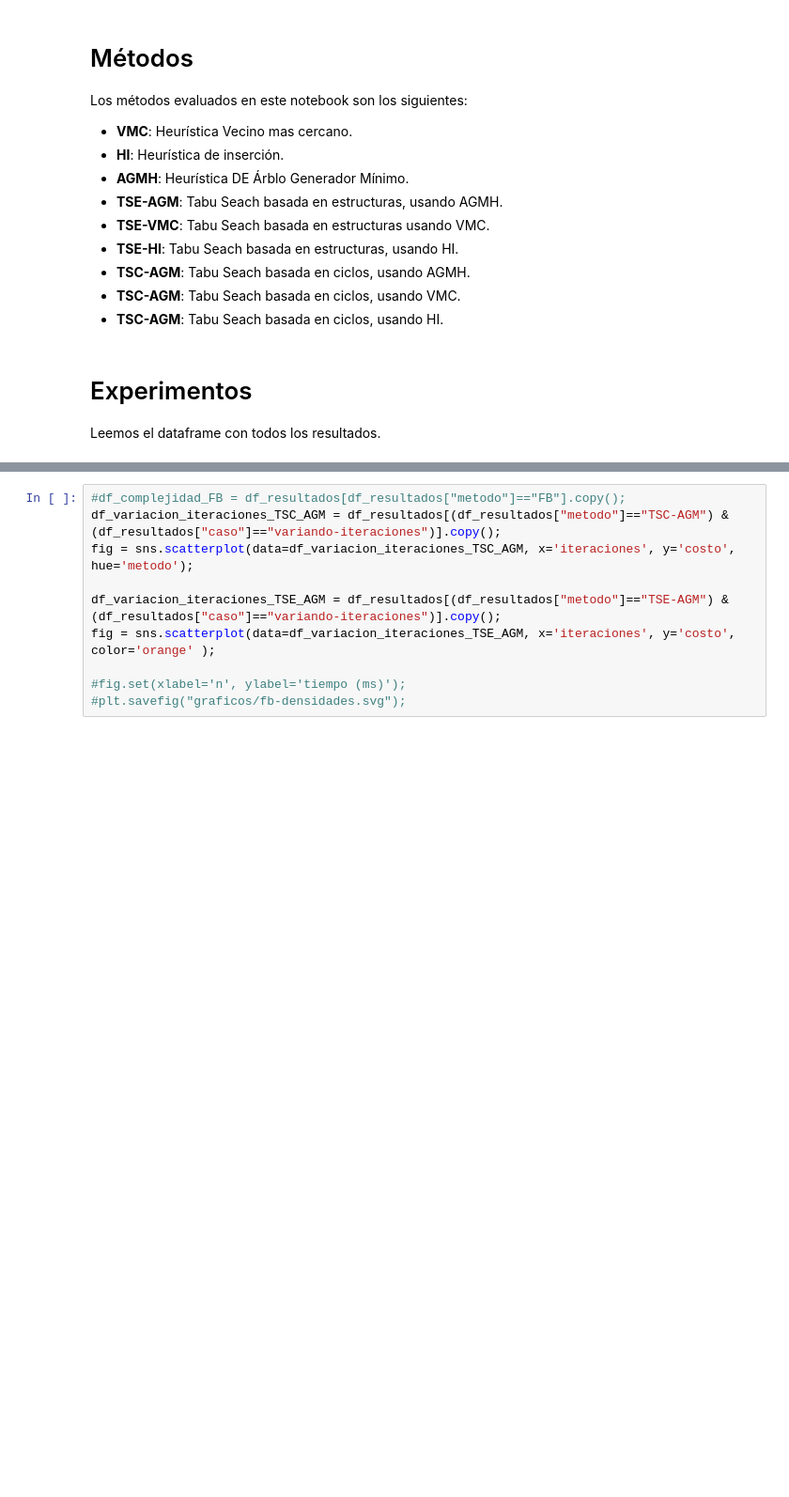
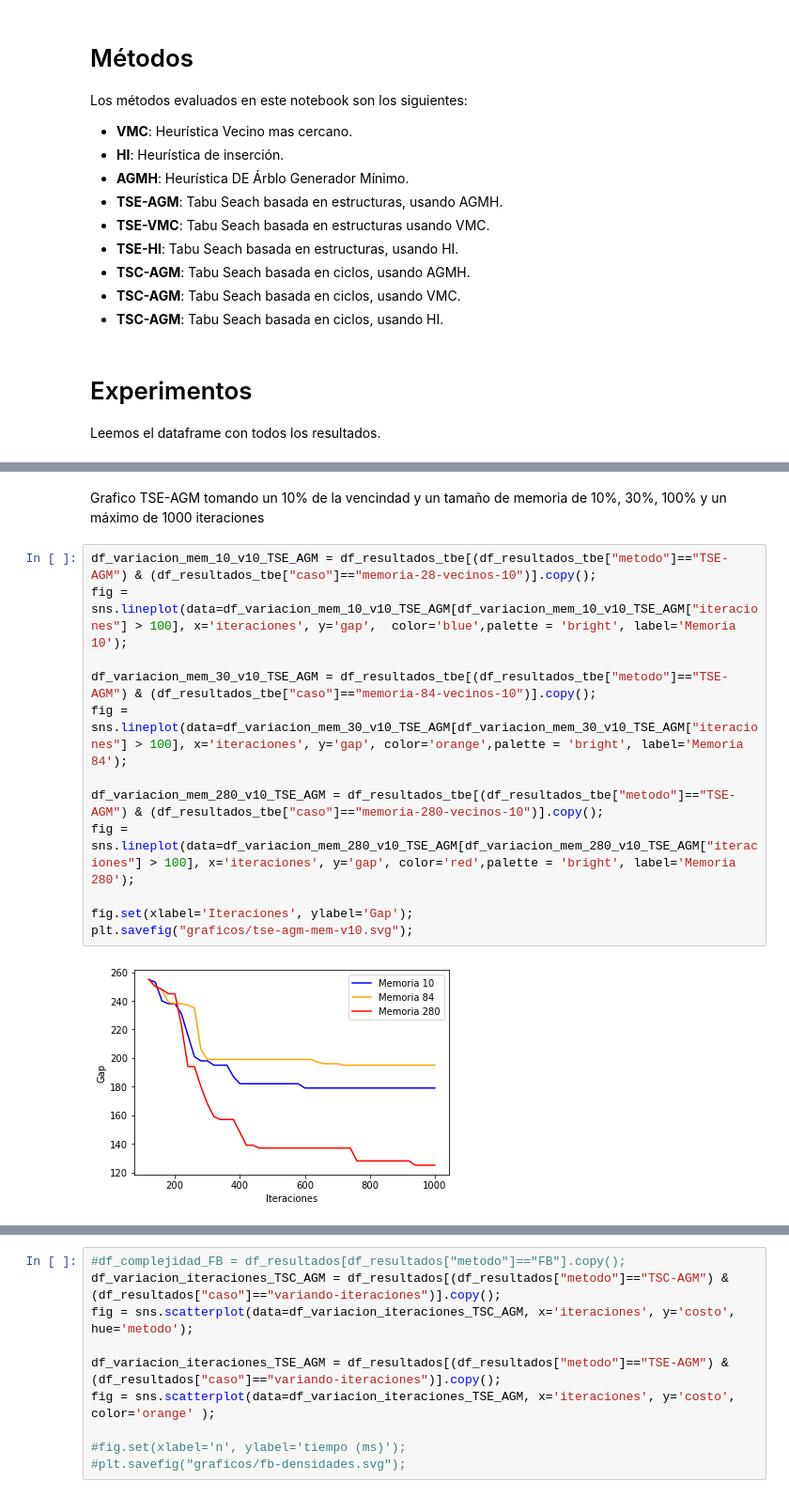
Before and after one commit to cmamani02/tp2_tspAlgo3, a Jupyter notebook: python/analisis.ipynb, the cells around one changed output, grey strips where cells are left out. Shown at 94% size. Cells and saved outputs as stored; diff of their text form; blank space fills up the shorter version.

```diff
--- a/python/analisis.ipynb
+++ b/python/analisis.ipynb
@@ -88,0 +75,16 @@ fig = sns.scatterplot(data=df_variacion_memSize_TSE_AGM, x='memSize', y='costo',
+# %% [markdown]
+Grafico TSE-AGM tomando un 10% de la vencindad y un tamaño de memoria de 10%, 30%, 100% y un máximo de 1000 iteraciones
+# %%
+df_variacion_mem_10_v10_TSE_AGM = df_resultados_tbe[(df_resultados_tbe["metodo"]=="TSE-AGM") & (df_resultados_tbe["caso"]=="memoria-28-vecinos-10")].copy();
+fig = sns.lineplot(data=df_variacion_mem_10_v10_TSE_AGM[df_variacion_mem_10_v10_TSE_AGM["iteraciones"] > 100], x='iteraciones', y='gap',  color='blue',palette = 'bright', label='Memoria 10');
+
+df_variacion_mem_30_v10_TSE_AGM = df_resultados_tbe[(df_resultados_tbe["metodo"]=="TSE-AGM") & (df_resultados_tbe["caso"]=="memoria-84-vecinos-10")].copy();
+fig = sns.lineplot(data=df_variacion_mem_30_v10_TSE_AGM[df_variacion_mem_30_v10_TSE_AGM["iteraciones"] > 100], x='iteraciones', y='gap', color='orange',palette = 'bright', label='Memoria 84');
+
+df_variacion_mem_280_v10_TSE_AGM = df_resultados_tbe[(df_resultados_tbe["metodo"]=="TSE-AGM") & (df_resultados_tbe["caso"]=="memoria-280-vecinos-10")].copy();
+fig = sns.lineplot(data=df_variacion_mem_280_v10_TSE_AGM[df_variacion_mem_280_v10_TSE_AGM["iteraciones"] > 100], x='iteraciones', y='gap', color='red',palette = 'bright', label='Memoria 280');
+
+fig.set(xlabel='Iteraciones', ylabel='Gap');
+plt.savefig("graficos/tse-agm-mem-v10.svg");
+# %% [output]
+[figure, added]
```
Also changed, not shown: parts of 19 cells of this notebook.
